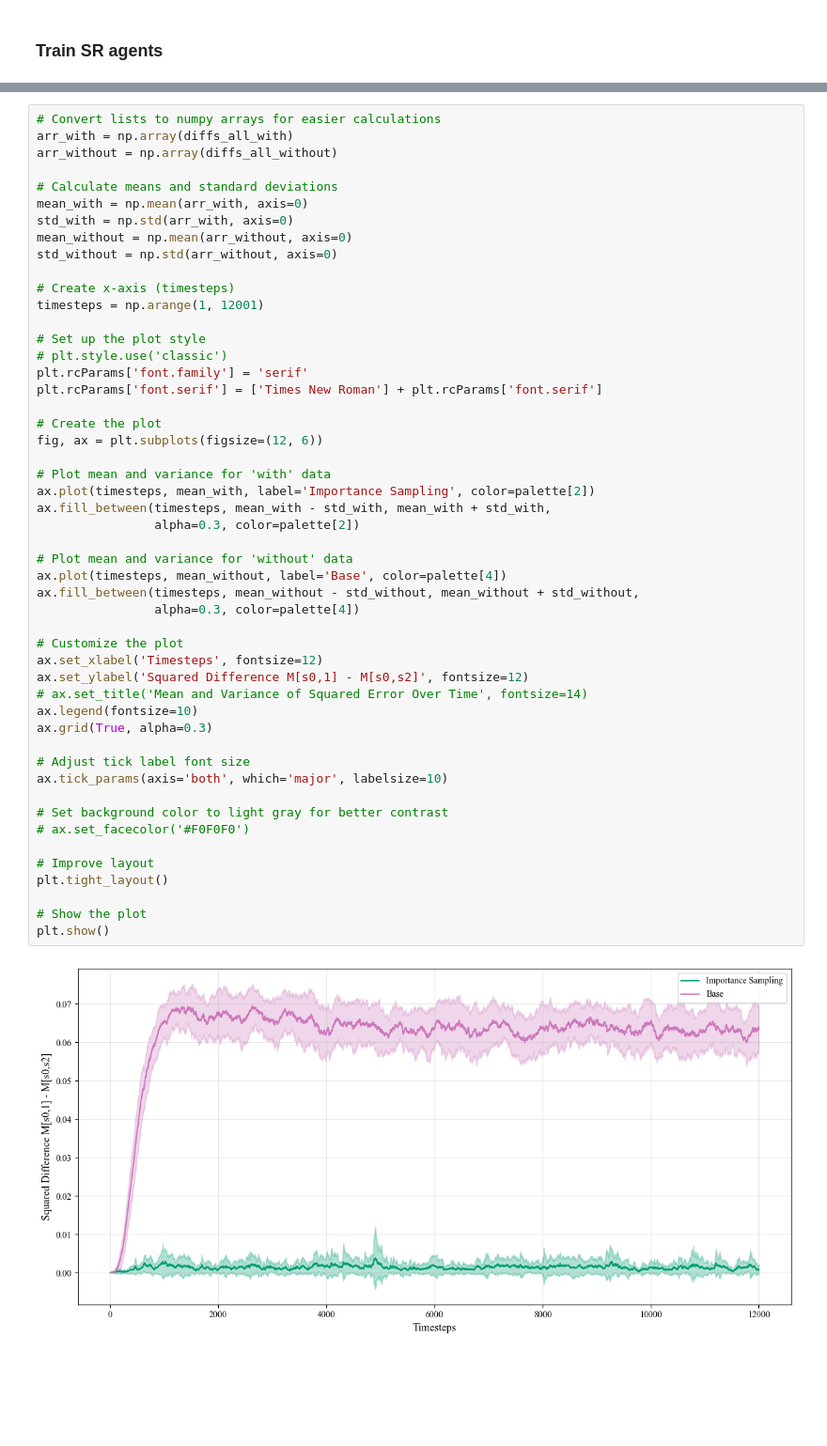
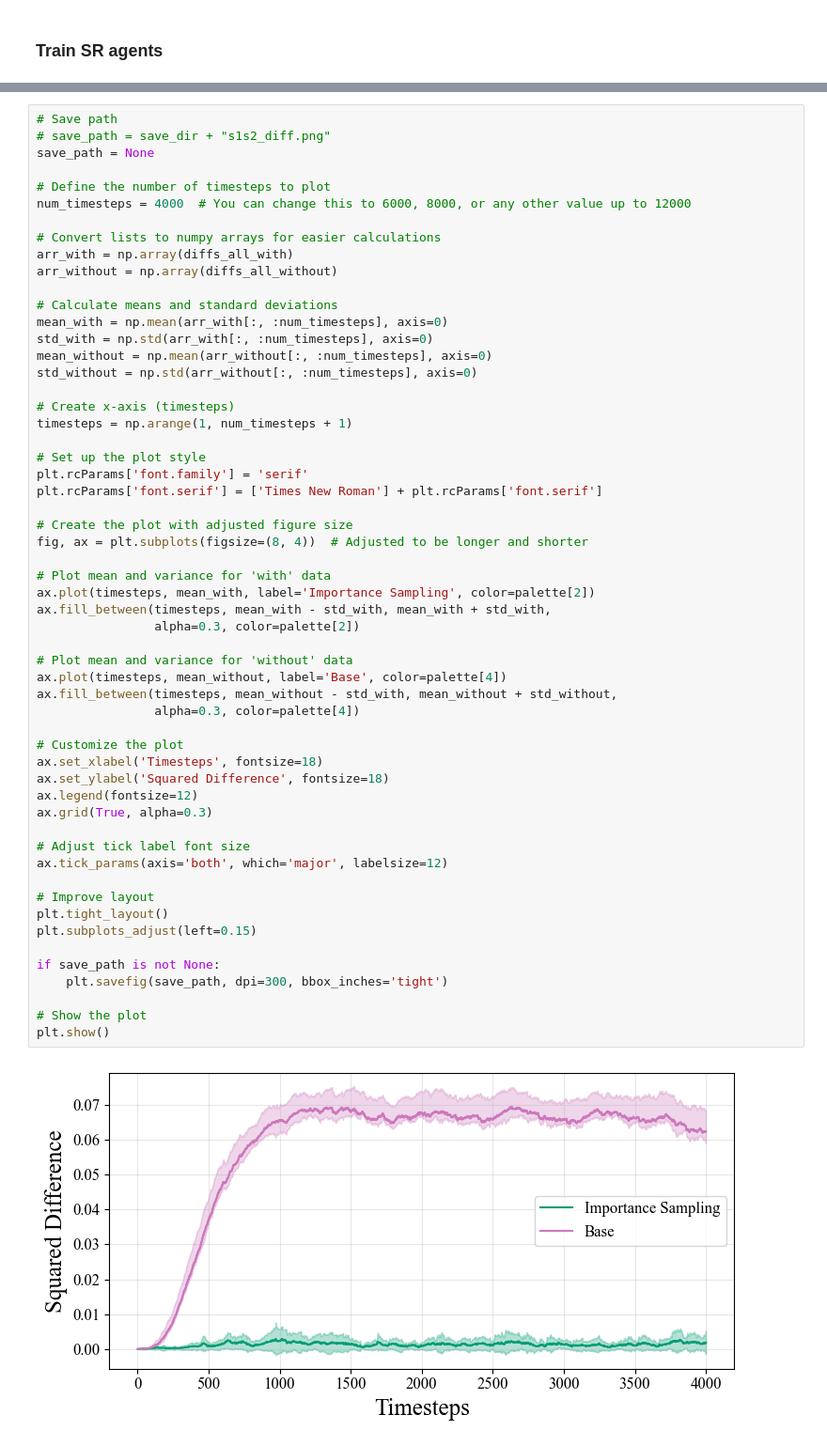
Before and after one commit to ArminBaz/SR-IS, a Jupyter notebook: src/occupancy_map.ipynb, the cells around one changed output, grey strips where cells are left out. Shown at 94% size. Cells and saved outputs as stored; diff of their text form; blank space fills up the shorter version.

Commit message:
updated figures

```diff
--- a/src/occupancy_map.ipynb
+++ b/src/occupancy_map.ipynb
@@ -176,52 +161,58 @@ palette[4]
 # %%
+# Save path
+# save_path = save_dir + "s1s2_diff.png"
+save_path = None
+
+# Define the number of timesteps to plot
+num_timesteps = 4000  # You can change this to 6000, 8000, or any other value up to 12000
+
 # Convert lists to numpy arrays for easier calculations
 arr_with = np.array(diffs_all_with)
 arr_without = np.array(diffs_all_without)
 
 # Calculate means and standard deviations
-mean_with = np.mean(arr_with, axis=0)
-std_with = np.std(arr_with, axis=0)
-mean_without = np.mean(arr_without, axis=0)
-std_without = np.std(arr_without, axis=0)
+mean_with = np.mean(arr_with[:, :num_timesteps], axis=0)
+std_with = np.std(arr_with[:, :num_timesteps], axis=0)
+mean_without = np.mean(arr_without[:, :num_timesteps], axis=0)
+std_without = np.std(arr_without[:, :num_timesteps], axis=0)
 
 # Create x-axis (timesteps)
-timesteps = np.arange(1, 12001)
+timesteps = np.arange(1, num_timesteps + 1)
 
 # Set up the plot style
-# plt.style.use('classic')
 plt.rcParams['font.family'] = 'serif'
 plt.rcParams['font.serif'] = ['Times New Roman'] + plt.rcParams['font.serif']
 
-# Create the plot
-fig, ax = plt.subplots(figsize=(12, 6))
+# Create the plot with adjusted figure size
+fig, ax = plt.subplots(figsize=(8, 4))  # Adjusted to be longer and shorter
 
 # Plot mean and variance for 'with' data
 ax.plot(timesteps, mean_with, label='Importance Sampling', color=palette[2])
 ax.fill_between(timesteps, mean_with - std_with, mean_with + std_with,
                 alpha=0.3, color=palette[2])
 
 # Plot mean and variance for 'without' data
 ax.plot(timesteps, mean_without, label='Base', color=palette[4])
-ax.fill_between(timesteps, mean_without - std_without, mean_without + std_without,
+ax.fill_between(timesteps, mean_without - std_with, mean_without + std_without,
                 alpha=0.3, color=palette[4])
 
 # Customize the plot
-ax.set_xlabel('Timesteps', fontsize=12)
-ax.set_ylabel('Squared Difference M[s0,1] - M[s0,s2]', fontsize=12)
-# ax.set_title('Mean and Variance of Squared Error Over Time', fontsize=14)
-ax.legend(fontsize=10)
+ax.set_xlabel('Timesteps', fontsize=18)
+ax.set_ylabel('Squared Difference', fontsize=18)
+ax.legend(fontsize=12)
 ax.grid(True, alpha=0.3)
 
 # Adjust tick label font size
-ax.tick_params(axis='both', which='major', labelsize=10)
-
-# Set background color to light gray for better contrast
-# ax.set_facecolor('#F0F0F0')
+ax.tick_params(axis='both', which='major', labelsize=12)
 
 # Improve layout
 plt.tight_layout()
+plt.subplots_adjust(left=0.15)
+
+if save_path is not None:
+    plt.savefig(save_path, dpi=300, bbox_inches='tight')
 
 # Show the plot
 plt.show()
 # %% [output]
-[figure, old version]
+[figure, new version]
```
Also changed, not shown: parts of 21 cells of this notebook.
